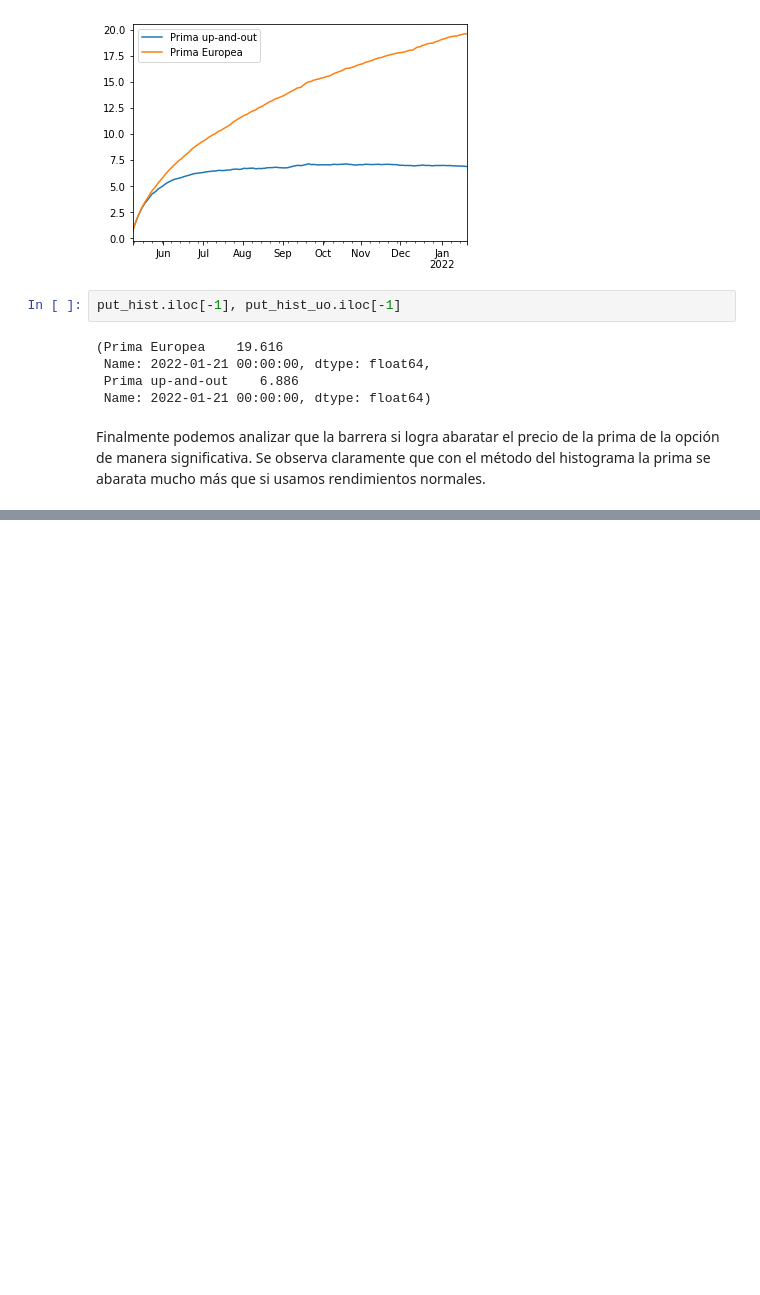
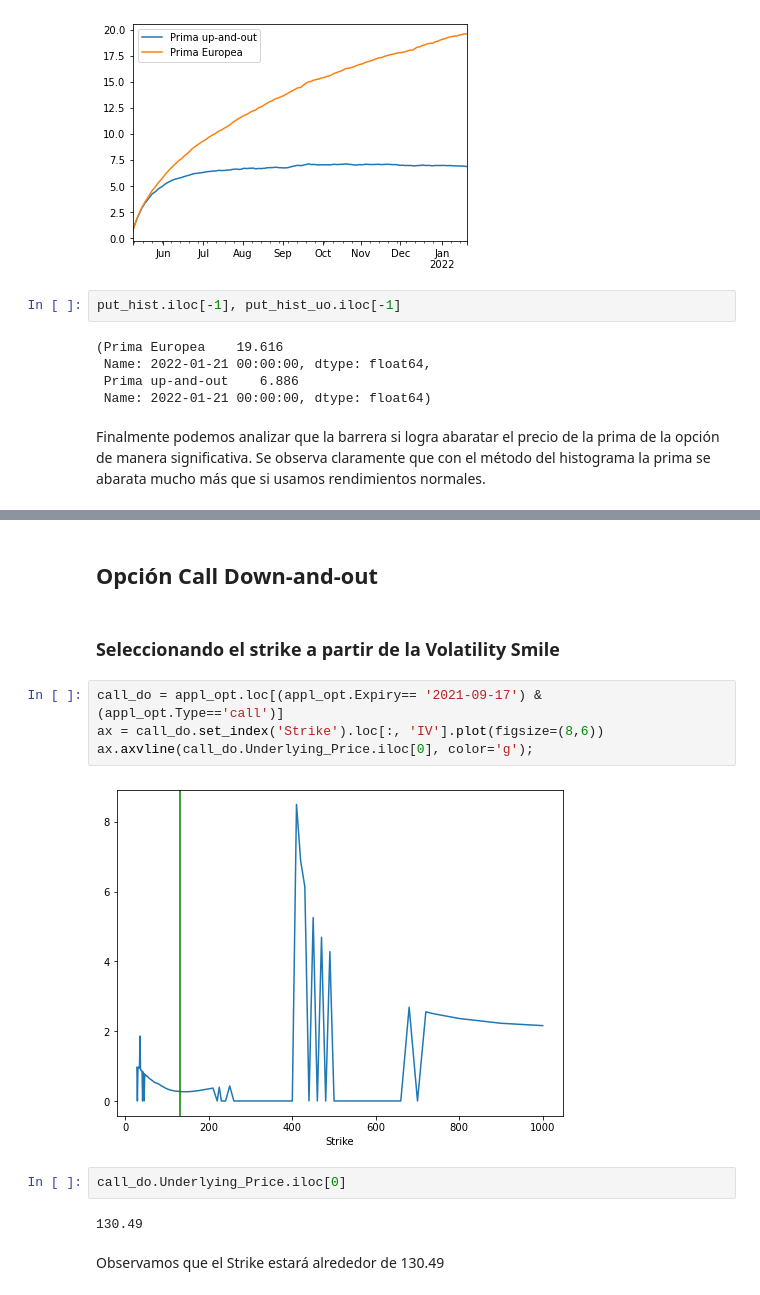
Before and after one commit to PintorOD1997/ProyectoConjunto_LEspinosa_DPintor, a Jupyter notebook: ProyectoConjunto_3_Tarea11_LEspinosa_DPintor.ipynb, the cells around one changed output, grey strips where cells are left out. Drawn from its saved outputs; the diff is of its cells as text; blank space fills up the shorter version.

```diff
--- a/ProyectoConjunto_3_Tarea11_LEspinosa_DPintor.ipynb
+++ b/ProyectoConjunto_3_Tarea11_LEspinosa_DPintor.ipynb
@@ -656,0 +706,16 @@ Finalmente podemos analizar que la barrera si logra abaratar el precio de la pri
+# %% [markdown]
+## Opción Call Down-and-out
+# %% [markdown]
+### Seleccionando el strike a partir de la Volatility Smile
+# %%
+call_do = appl_opt.loc[(appl_opt.Expiry== '2021-09-17') & (appl_opt.Type=='call')]
+ax = call_do.set_index('Strike').loc[:, 'IV'].plot(figsize=(8,6))
+ax.axvline(call_do.Underlying_Price.iloc[0], color='g');
+# %% [output]
+[figure, added]
+# %%
+call_do.Underlying_Price.iloc[0]
+# %% [output]
+130.49
+# %% [markdown]
+Observamos que el Strike estará alrededor de 130.49
```
Also changed, not shown: parts of 22 cells of this notebook.
